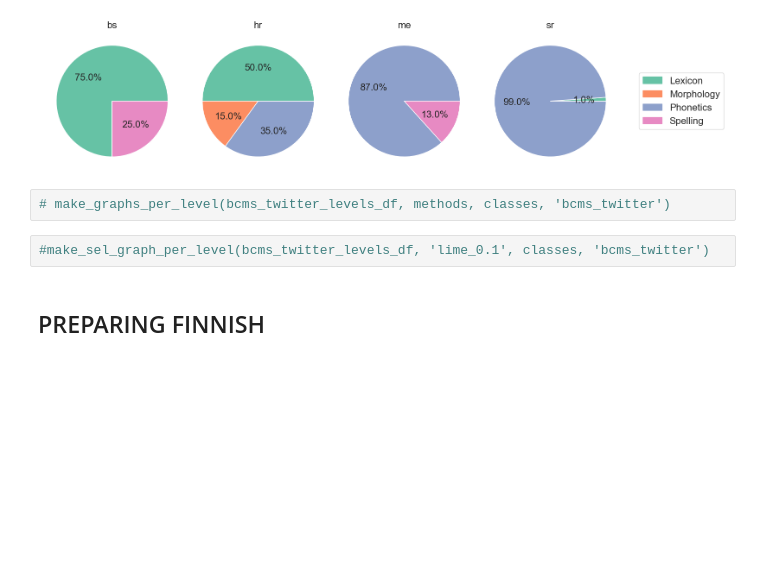
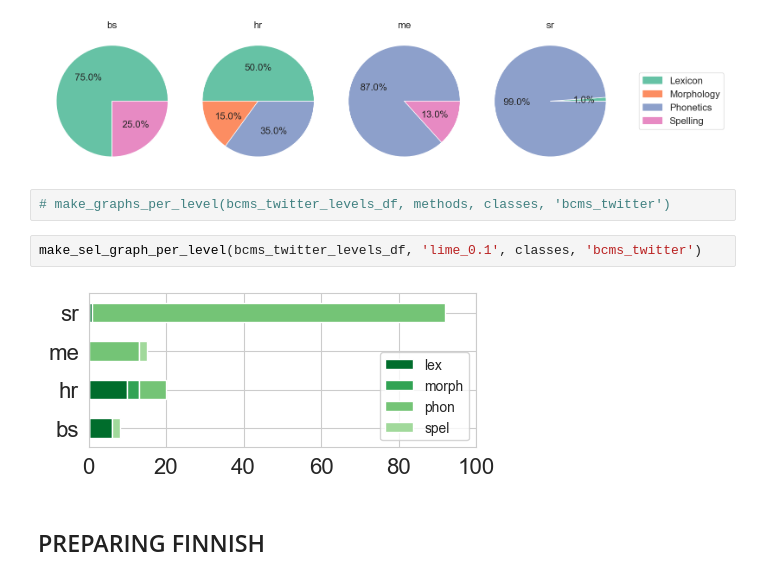
Before and after one commit to Helsinki-NLP/shibboleth, a Jupyter notebook: manual_eval/annotation_analysis_gh_ver2.ipynb, the cells around one changed output. Cells and saved outputs as stored; diff of their text form; blank space fills up the shorter version.

```diff
--- a/manual_eval/annotation_analysis_gh_ver2.ipynb
+++ b/manual_eval/annotation_analysis_gh_ver2.ipynb
@@ -2603,7 +2618,9 @@ label    method feature   bs    hr    me    sr
 # %%
 # make_graphs_per_level(bcms_twitter_levels_df, methods, classes, 'bcms_twitter')
 # %%
-#make_sel_graph_per_level(bcms_twitter_levels_df, 'lime_0.1', classes, 'bcms_twitter')
+make_sel_graph_per_level(bcms_twitter_levels_df, 'lime_0.1', classes, 'bcms_twitter')
+# %% [output]
+[figure, added]
 # %% [markdown]
 ## PREPARING FINNISH
 # %%
```
Also changed, not shown: parts of 7 cells of this notebook, 2 other files.
